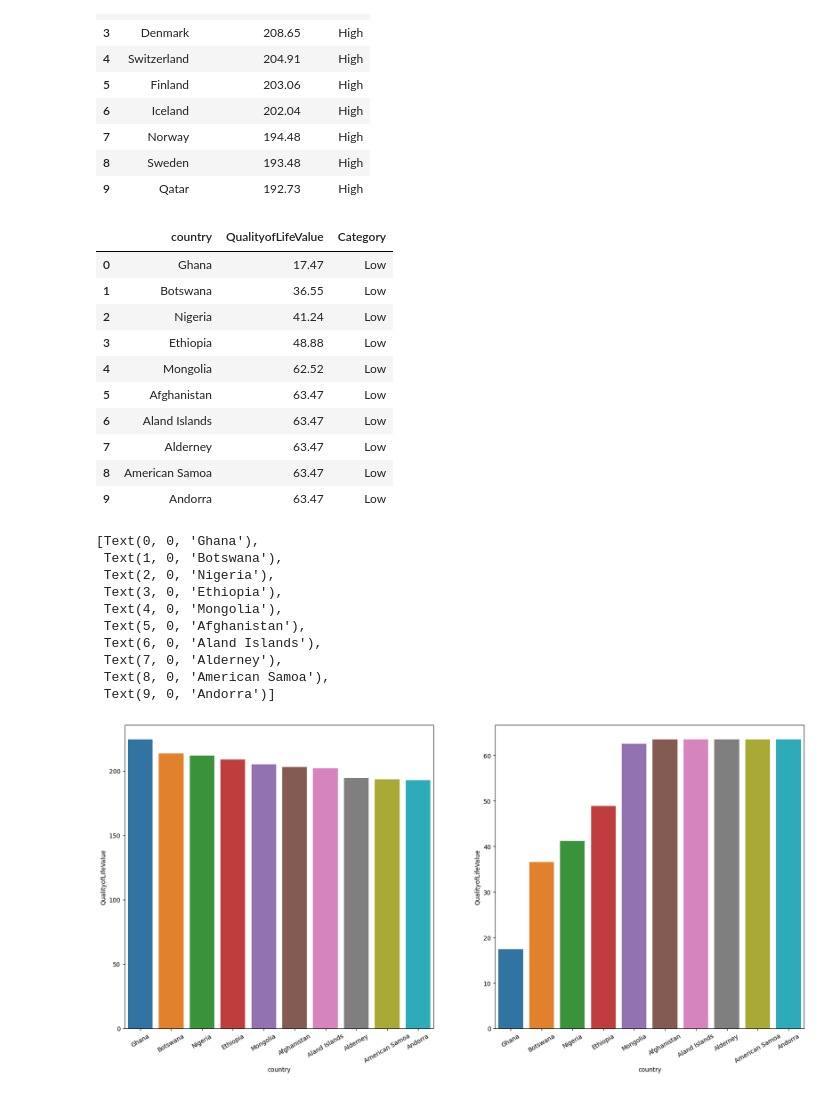
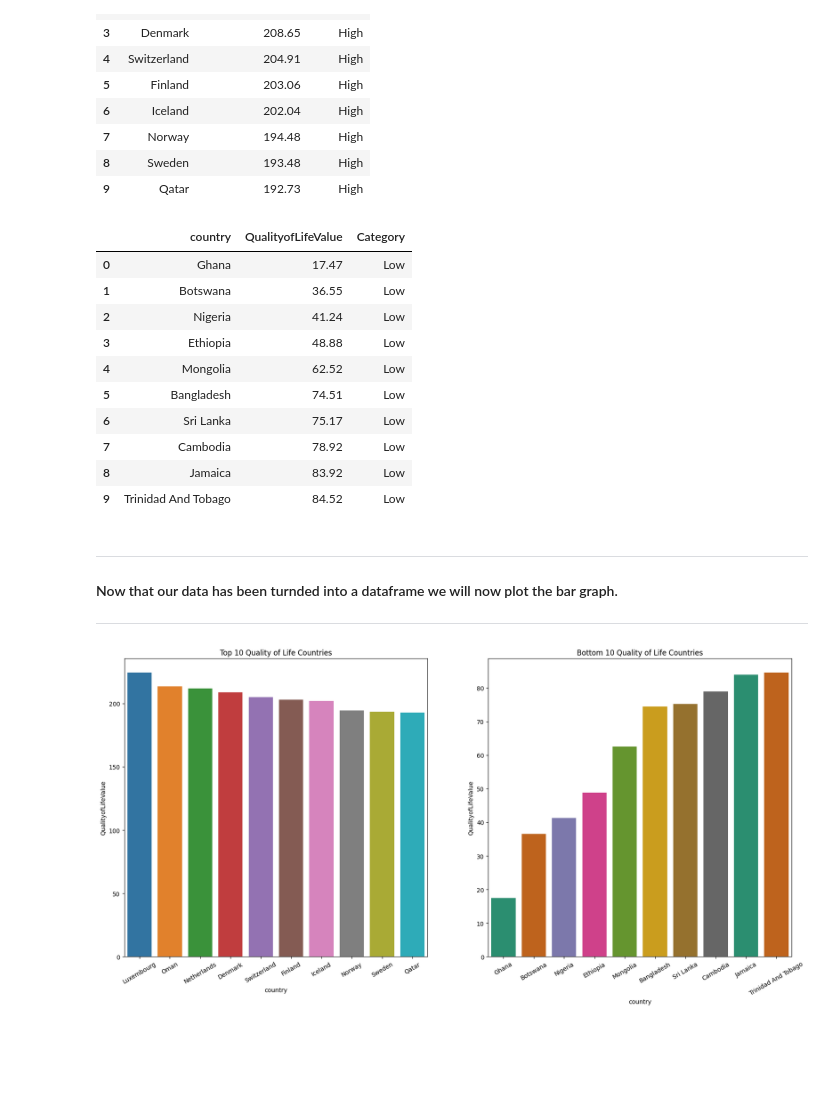
Before and after one commit to Himson2006/Quality-Of-Life-Analysis, a Jupyter notebook: quality-of-life.ipynb, the cells around one changed output. Saved outputs shown, nothing was run; the diff lists cells and outputs as text; code cells hidden in the pictures; blank space fills up the shorter version.

Commit message:
Add Values in bars and Insights

```diff
--- a/quality-of-life.ipynb
+++ b/quality-of-life.ipynb
@@ -361,3 +395,4 @@ sns.heatmap(corr, mask = mask, annot = True, fmt=".1f", linewidth = 0.5)
 # %%
 top_10_QOL = numeric_cols['QualityofLifeValue'].nlargest(10)
-low_10_QOL = numeric_cols['QualityofLifeValue'].nsmallest(10)
+low_10_QOL = numeric_cols['QualityofLifeValue'].drop(numeric_cols[((numeric_cols['QualityofLifeValue'] > 63.45) & (numeric_cols['QualityofLifeValue'] < 63.48))].index).nsmallest(10)
+low_10_QOL
@@ -411,26 +444,26 @@ low_10_QOL
 | 2 | Nigeria | 41.24 | Low |
 | 3 | Ethiopia | 48.88 | Low |
 | 4 | Mongolia | 62.52 | Low |
-| 5 | Afghanistan | 63.47 | Low |
-| 6 | Aland Islands | 63.47 | Low |
-| 7 | Alderney | 63.47 | Low |
-| 8 | American Samoa | 63.47 | Low |
-| 9 | Andorra | 63.47 | Low |
+| 5 | Bangladesh | 74.51 | Low |
+| 6 | Sri Lanka | 75.17 | Low |
+| 7 | Cambodia | 78.92 | Low |
+| 8 | Jamaica | 83.92 | Low |
+| 9 | Trinidad And Tobago | 84.52 | Low |
+# %% [markdown]
+----
+#### Now that our data has been turnded into a dataframe we will now plot the bar graph.
+----
 # %%
 fig, ax = plt.subplots(nrows = 1, ncols = 2, figsize = (20, 9))
-fig = sns.barplot(data = top_10_QOL, x = 'country', y = 'QualityofLifeValue', ax=ax[0] )
-fig = sns.barplot(data = low_10_QOL, x = 'country', y = 'QualityofLifeValue', ax=ax[1] )
+
+fig = sns.barplot(data = top_10_QOL, x = 'country', y = 'QualityofLifeValue', ax=ax[0])
+ax[0].set_title("Top 10 Quality of Life Countries")
 ax[0].set_xticklabels(fig.get_xticklabels(), rotation = 30)
+
+fig = sns.barplot(data = low_10_QOL, x = 'country', y = 'QualityofLifeValue', ax=ax[1],  palette = "Dark2" )
+ax[1].set_title("Bottom 10 Quality of Life Countries")
 ax[1].set_xticklabels(fig.get_xticklabels(), rotation = 30)
+
+plt.show()
 # %% [output]
-[Text(0, 0, 'Ghana'),
- Text(1, 0, 'Botswana'),
- Text(2, 0, 'Nigeria'),
- Text(3, 0, 'Ethiopia'),
- Text(4, 0, 'Mongolia'),
- Text(5, 0, 'Afghanistan'),
- Text(6, 0, 'Aland Islands'),
- Text(7, 0, 'Alderney'),
- Text(8, 0, 'American Samoa'),
- Text(9, 0, 'Andorra')]
-[figure, old version]
+[figure, new version]
```
Also changed, not shown: parts of 7 cells of this notebook.
